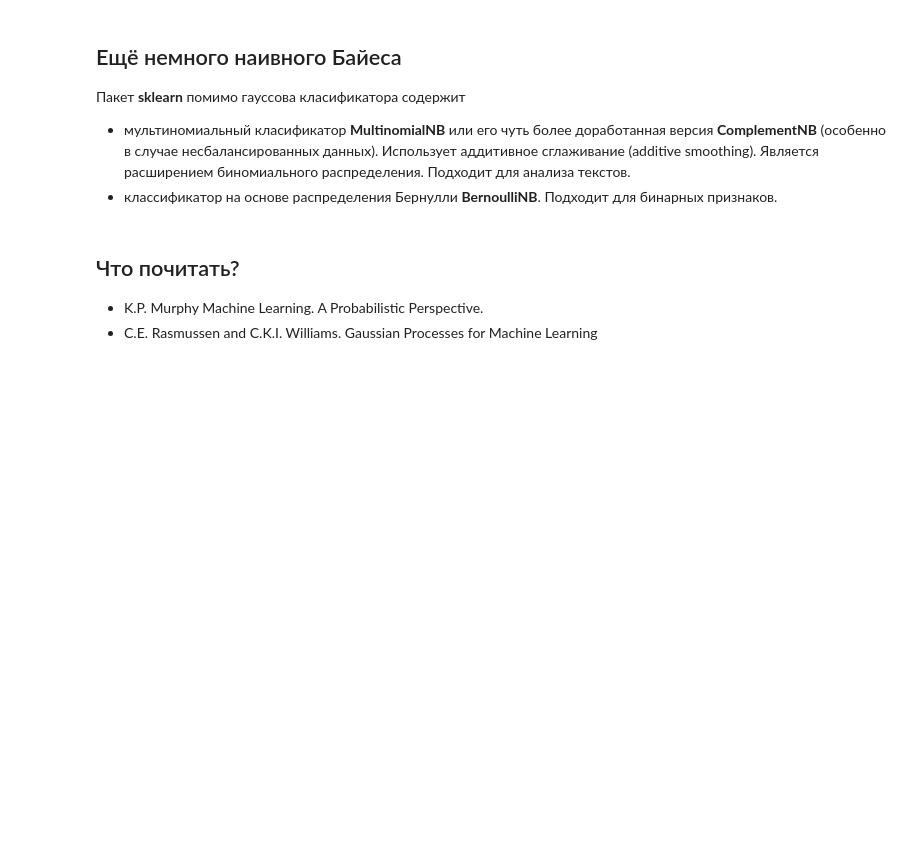
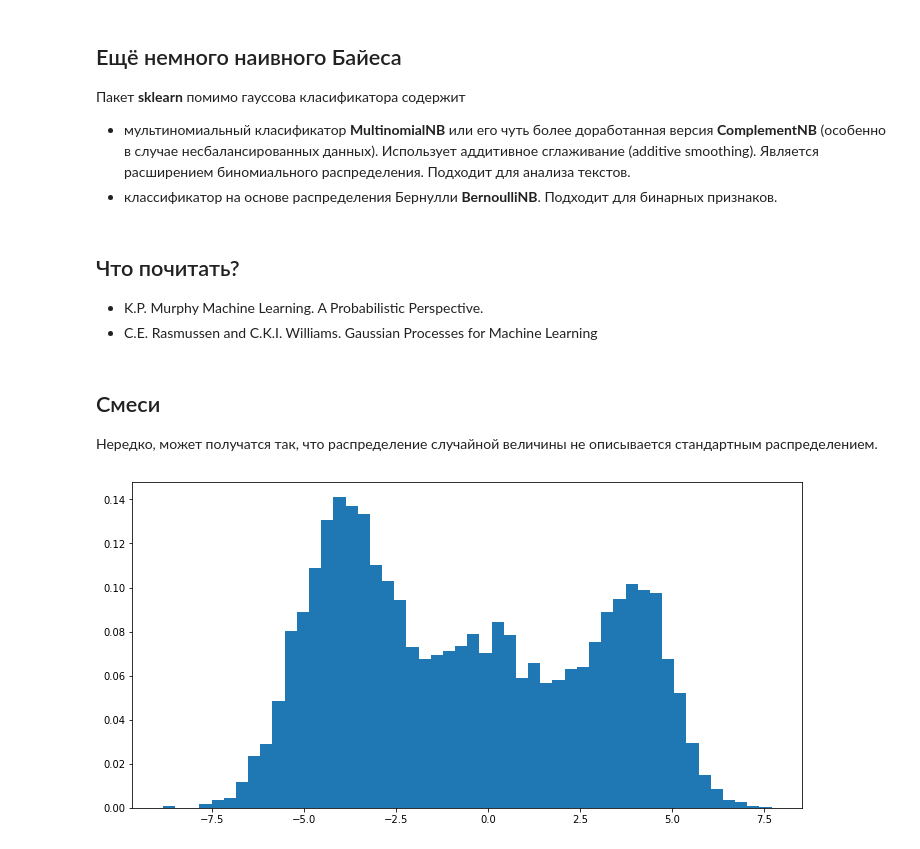
Before and after one commit to spam-izra/ml2021p, a Jupyter notebook: lecture02/Lecture02.ipynb, the cells around one changed output. Saved outputs shown, nothing was run; the diff lists cells and outputs as text; code cells hidden in the pictures; blank space fills up the shorter version.

```diff
--- a/lecture02/Lecture02.ipynb
+++ b/lecture02/Lecture02.ipynb
@@ -498,3 +498,19 @@ plt.show()
 
 * K.P. Murphy Machine Learning. A Probabilistic Perspective.
 * C.E. Rasmussen and C.K.I. Williams. Gaussian Processes for Machine Learning
+# %% [markdown]
+## Смеси
+
+Нередко, может получатся так, что распределение случайной величины не описывается стандартным распределением.
+# %%
+from scipy.stats import norm
+N = 10000 # количество сэмплов
+C = 3 # число компонент
+weights = [0.4, 0.35, 0.25]
+rds = [norm(-4, 1.2), norm(-0, 1.8), norm(4, 1)]
+mixture_idx = np.random.choice(C, size=N, replace=True, p=weights)
+
+samples = np.fromiter( (rds[i].rvs() for i in mixture_idx), float)
+plt.hist(samples, density=True, bins=50);
+# %% [output]
+[figure, added]
```
Also changed, not shown: parts of 93 cells of this notebook, 14 other files.
